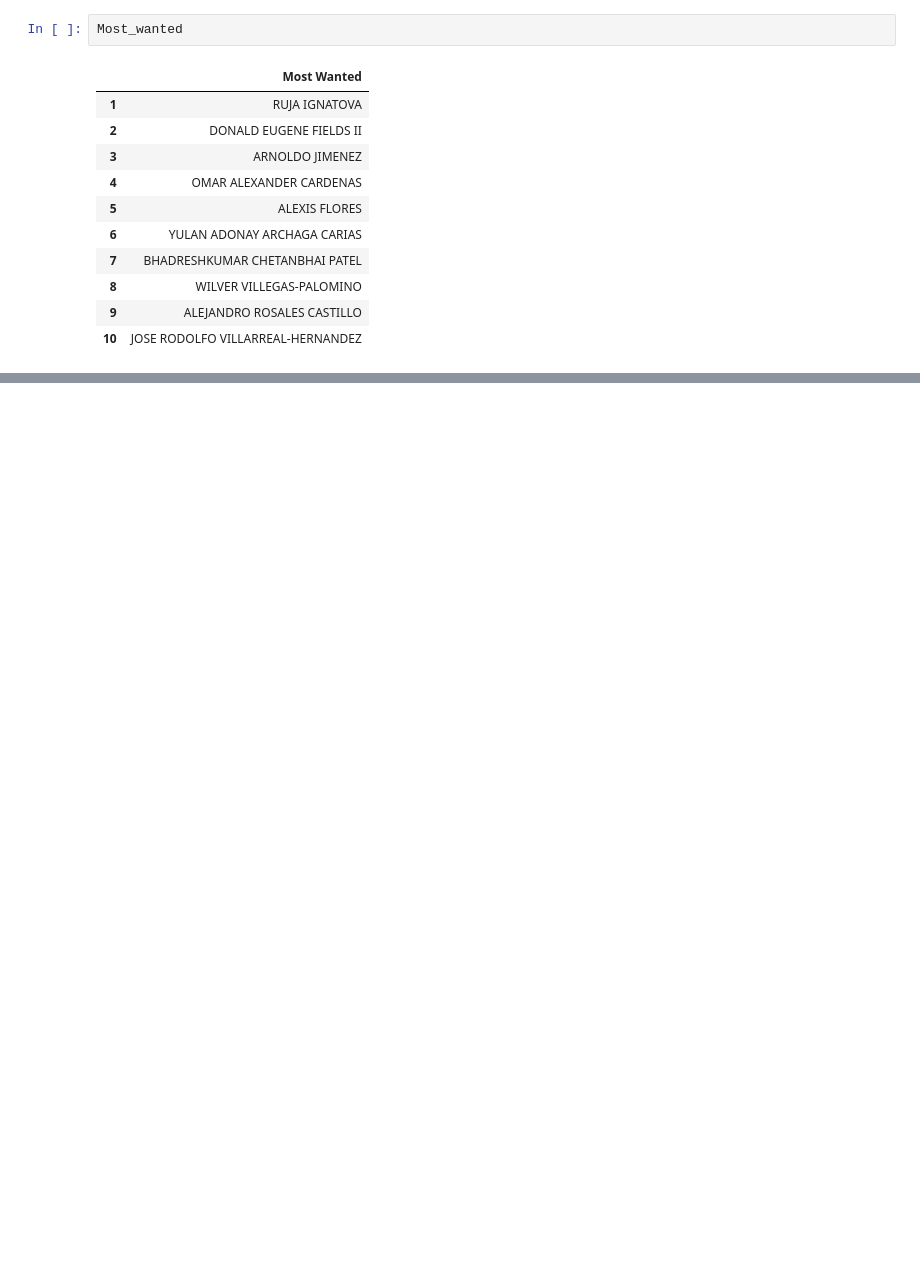
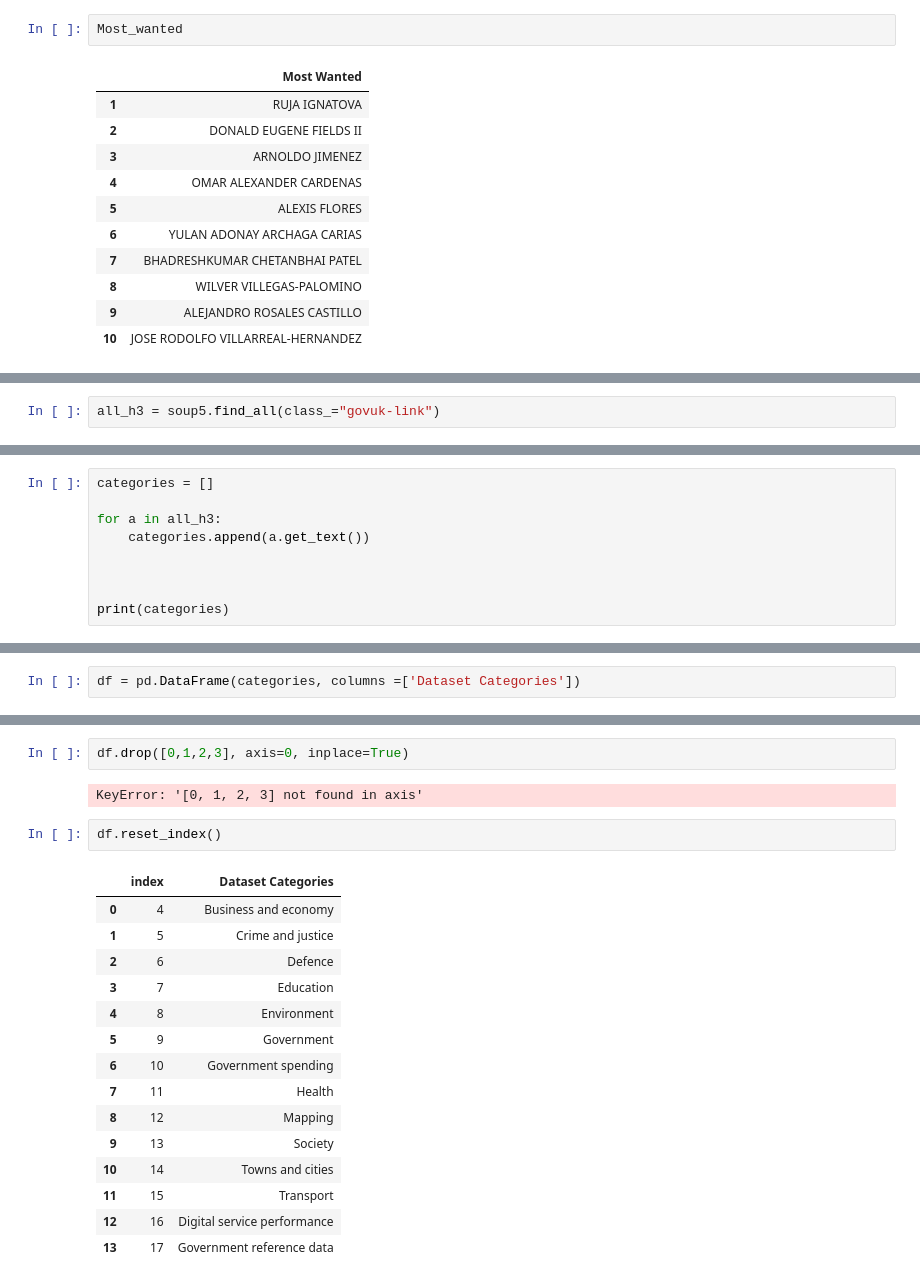
Before and after one commit to Rozayf/lab-web-scraping-single-page, a Jupyter notebook: Lab6.01&6.02.ipynb, the cells around one changed output, grey strips where cells are left out. Saved outputs shown, nothing was run; the diff lists cells and outputs as text; blank space fills up the shorter version.

```diff
--- a/Lab6.01&6.02.ipynb
+++ b/Lab6.01&6.02.ipynb
@@ -397,0 +497,2 @@ Most_wanted
+# %%
+all_h3 = soup5.find_all(class_="govuk-link")
@@ -397,0 +520,9 @@ Most_wanted
+# %%
+categories = []
+
+for a in all_h3:
+    categories.append(a.get_text())
+
+
+
+print(categories)
@@ -397,0 +531,2 @@ Most_wanted
+# %%
+df = pd.DataFrame(categories, columns =['Dataset Categories'])
@@ -397,0 +551,22 @@ Most_wanted
+# %%
+df.drop([0,1,2,3], axis=0, inplace=True)
+# %% [output]
+KeyError: '[0, 1, 2, 3] not found in axis'
+# %%
+df.reset_index()
+# %% [output]
+|  | index | Dataset Categories |
+| 0 | 4 | Business and economy |
+| 1 | 5 | Crime and justice |
+| 2 | 6 | Defence |
+| 3 | 7 | Education |
+| 4 | 8 | Environment |
+| 5 | 9 | Government |
+| 6 | 10 | Government spending |
+| 7 | 11 | Health |
+| 8 | 12 | Mapping |
+| 9 | 13 | Society |
+| 10 | 14 | Towns and cities |
+| 11 | 15 | Transport |
+| 12 | 16 | Digital service performance |
+| 13 | 17 | Government reference data |
```
Also changed, not shown: parts of 28 cells of this notebook.
